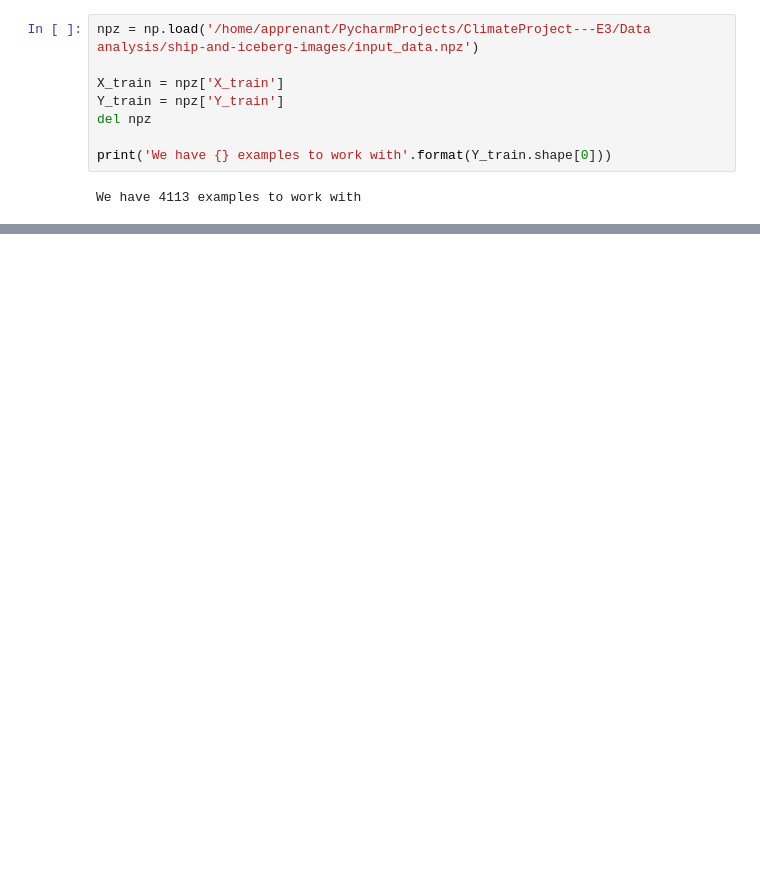
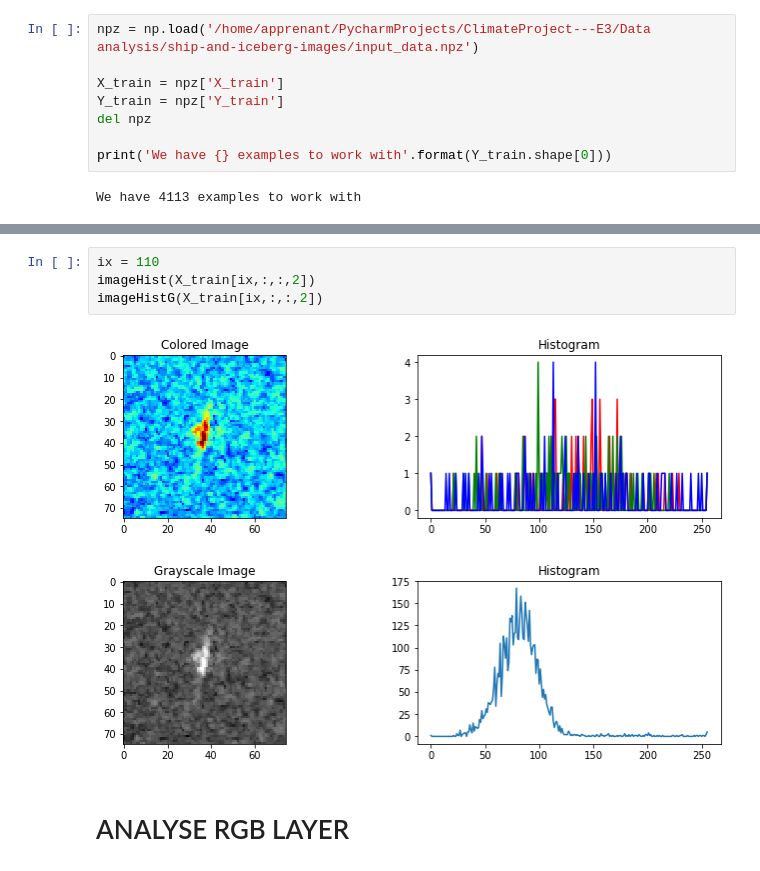
Before and after one commit to camillesauer/ClimateProject---E3, a Jupyter notebook: Data analysis/Data analysis.ipynb, the cells around one changed output, grey strips where cells are left out. Drawn from its saved outputs; the diff is of its cells as text; blank space fills up the shorter version.

```diff
--- a/Data analysis/Data analysis.ipynb
+++ b/Data analysis/Data analysis.ipynb
@@ -52,3 +97,12 @@ print ('This is:',labels[int(Y_train[ix])])
 # %% [output]
 [figure]
 This is: Iceberg
+# %%
+ix = 110
+imageHist(X_train[ix,:,:,2])
+imageHistG(X_train[ix,:,:,2])
+# %% [output]
+[figure, added]
+[figure, added]
+# %% [markdown]
+# ANALYSE RGB LAYER
```
Also changed, not shown: parts of 41 cells of this notebook, 3 other files.
